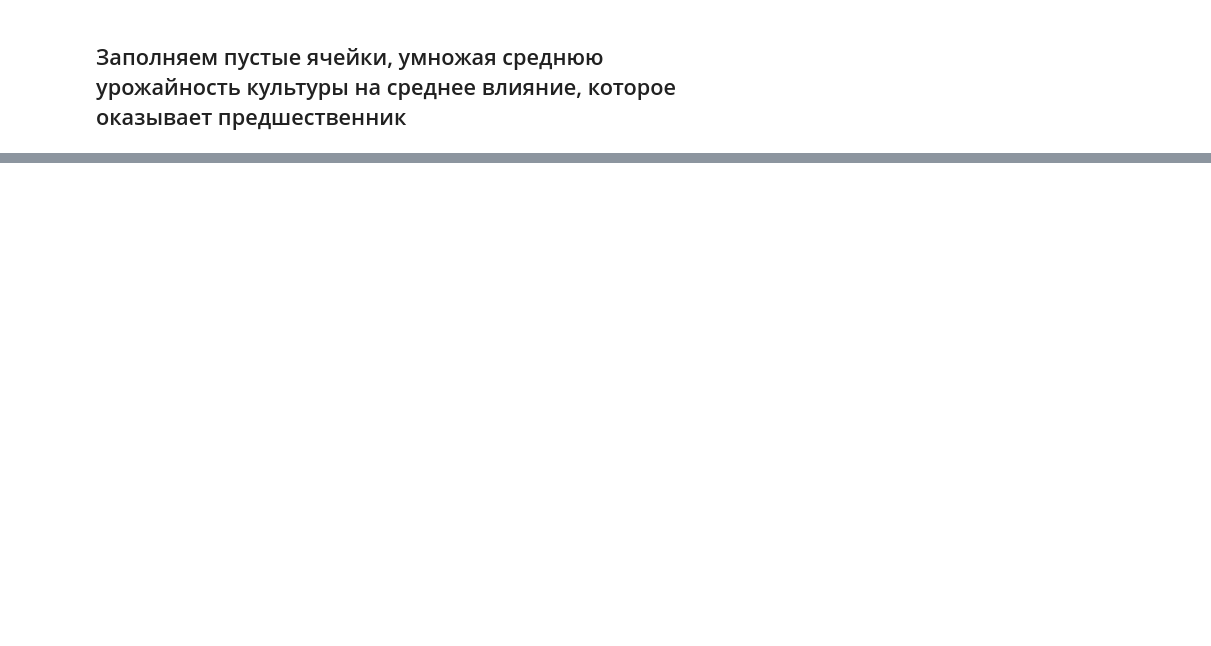
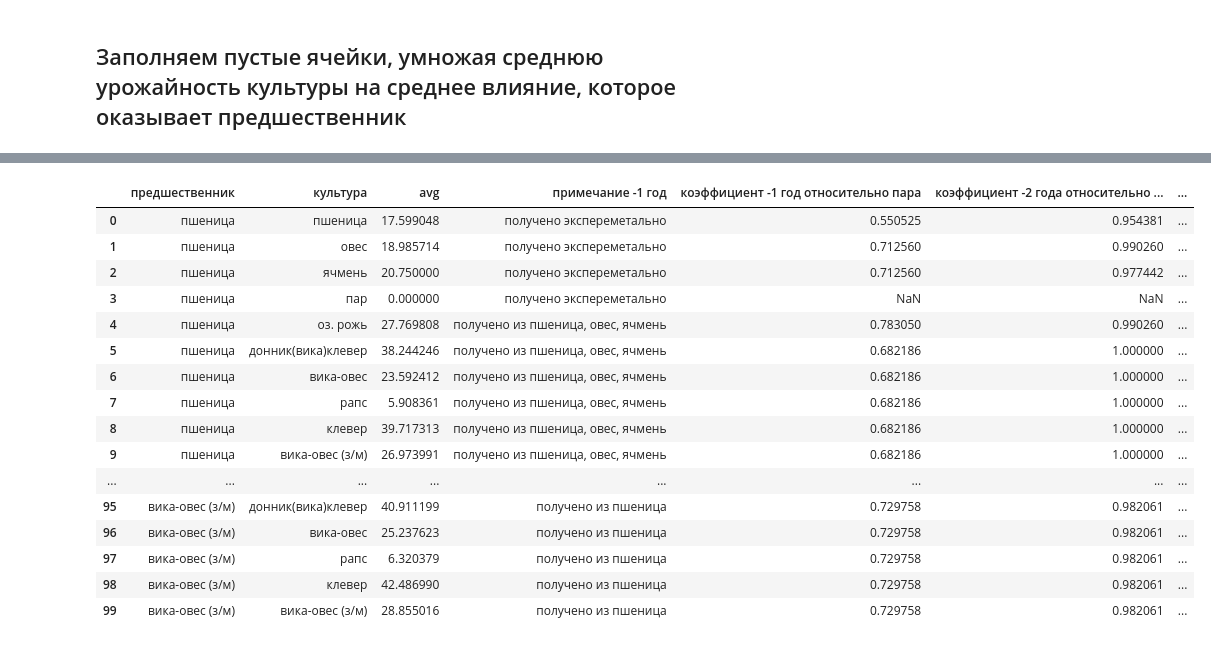
Before and after one commit to 5l1me/RotationData, a Jupyter notebook: rotation.ipynb, the cells around one changed output, grey strips where cells are left out. Saved outputs shown, nothing was run; the diff lists cells and outputs as text; code cells hidden in the pictures; blank space fills up the shorter version.

```diff
--- a/rotation.ipynb
+++ b/rotation.ipynb
@@ -104,0 +110,13 @@ tensor
+# %%
+def correct_avg(row):
+    if row['предшественник'] == 'донник(вика)клевер':
+        corect_avg = tensor['avg'][54]/tensor['avg'][34] * tensor[(tensor['предшественник']=='пар') & (tensor['культура'] == row['культура'])]['avg'].values[0]
+        return corect_avg
+    return row['avg']
+def correct_remark(row):
+    if row['предшественник'] == 'донник(вика)клевер':
+        return 'получено из влияния донник(вика)клевера и пара на оз. рожь'
+    return row['примечание -1 год']
+tensor['avg'] = tensor.apply(correct_avg, axis=1)
+tensor['примечание -1 год'] = tensor.apply(correct_remark, axis=1)
+tensor
@@ -104,0 +143,5 @@ tensor
+# %%
+avg_par = tensor[tensor['предшественник'] == 'пар'].set_index('культура')['avg']
+with np.errstate(divide='ignore', invalid='ignore'):
+    tensor['коэффициент -1 год относительно пара'] = tensor.apply(lambda row: row['avg'] / avg_par[row['культура']], axis=1)
+tensor
@@ -104,0 +168,68 @@ tensor
+# %%
+# словарь для быстрого доступа к коэффициентам
+coeff_1_year = dict(zip(zip(tensor['предшественник'], tensor['культура']), tensor['коэффициент -1 год относительно пара']))
+
+# Добавление новых столбцов в tensor
+tensor['коэффициент -2 года относительно пара'] = None
+tensor['примечание -2 года'] = None
+
+# Функция для расчета коэффициента за 2 года
+def calculate_2_year_odds(row):
+    harvest2 = []
+    for i, df_row in df.iterrows():
+        if (df_row['минус 2 года'], df_row['культура']) == (row['предшественник'], row['культура']):
+            # Рассчитываем урожай без влияния культур за 1 год
+            adjusted_crop = df_row['урожай'] / coeff_1_year[(df_row['минус 1 год'], df_row['культура'])]
+            harvest2.append(adjusted_crop)
+    avg_crop_for_par = tensor[(tensor['предшественник'] == 'пар') & (tensor['культура'] == row['культура'])]['avg'].values[0]
+    row['коэффициент -2 года относительно пара'] = sum(harvest2)/len(harvest2) / avg_crop_for_par
+    row['примечание -2 года'] = 'получено экспереметально'
+    return row
+
+def find_odds2(row):
+    if row['культура'] == 'пар':
+        row['коэффициент -2 года относительно пара'], row['примечание -2 года'] = np.NaN, 'получено экспереметально'
+        return row
+    filtered_df = df[(df['минус 2 года'] == row['предшественник']) & (df['культура'] == row['культура'])]
+    if not filtered_df.empty:
+        return calculate_2_year_odds(row)
+    else:
+        df_forbear = df[(df['минус 2 года'] == row['предшественник']) & (df['культура'] != 'пар')]
+        unique_crop = df_forbear['культура'].unique()
+        if unique_crop.size == 0:
+            return None, None
+        odds = []
+        for crop in unique_crop:
+
+            # делим урожайность crop на второй год после row['предшественник'] на коэффициент культуры предшественика в прошлом году
+            series_forbear_with_crop = df_forbear[df_forbear['культура'] == crop].set_index('минус 1 год')['урожай']/tensor[(tensor['культура'] == crop)].set_index('предшественник')['коэффициент -1 год относительно пара']
+
+            #урожайность crop в целом после пара
+            series_crop = tensor[(tensor['культура'] == crop)&(tensor['предшественник'] == 'пар')]['avg']
+
+            odds.append(series_forbear_with_crop.mean()/series_crop.mean())
+        row['коэффициент -2 года относительно пара'] = sum(odds) / len(odds)
+        row['примечание -2 года'] = f'получено из {", ".join(unique_crop)}'
+        return row
+
+
+tensor = tensor.apply(find_odds2, axis=1)
+tensor
+# %% [output]
+|  | предшественник | культура | avg | примечание -1 год | коэффициент -1 год относительно пара | коэффициент -2 года относительно ... | ... |
+| 0 | пшеница | пшеница | 17.599048 | получено экспереметально | 0.550525 | 0.954381 | ... |
+| 1 | пшеница | овес | 18.985714 | получено экспереметально | 0.712560 | 0.990260 | ... |
+| 2 | пшеница | ячмень | 20.750000 | получено экспереметально | 0.712560 | 0.977442 | ... |
+| 3 | пшеница | пар | 0.000000 | получено экспереметально | NaN | NaN | ... |
+| 4 | пшеница | оз. рожь | 27.769808 | получено из пшеница, овес, ячмень | 0.783050 | 0.990260 | ... |
+| 5 | пшеница | донник(вика)клевер | 38.244246 | получено из пшеница, овес, ячмень | 0.682186 | 1.000000 | ... |
+| 6 | пшеница | вика-овес | 23.592412 | получено из пшеница, овес, ячмень | 0.682186 | 1.000000 | ... |
+| 7 | пшеница | рапс | 5.908361 | получено из пшеница, овес, ячмень | 0.682186 | 1.000000 | ... |
+| 8 | пшеница | клевер | 39.717313 | получено из пшеница, овес, ячмень | 0.682186 | 1.000000 | ... |
+| 9 | пшеница | вика-овес (з/м) | 26.973991 | получено из пшеница, овес, ячмень | 0.682186 | 1.000000 | ... |
+| ... | ... | ... | ... | ... | ... | ... | ... |
+| 95 | вика-овес (з/м) | донник(вика)клевер | 40.911199 | получено из пшеница | 0.729758 | 0.982061 | ... |
+| 96 | вика-овес (з/м) | вика-овес | 25.237623 | получено из пшеница | 0.729758 | 0.982061 | ... |
+| 97 | вика-овес (з/м) | рапс | 6.320379 | получено из пшеница | 0.729758 | 0.982061 | ... |
+| 98 | вика-овес (з/м) | клевер | 42.486990 | получено из пшеница | 0.729758 | 0.982061 | ... |
+| 99 | вика-овес (з/м) | вика-овес (з/м) | 28.855016 | получено из пшеница | 0.729758 | 0.982061 | ... |
```
Also changed, not shown: parts of 11 cells of this notebook, 2 other files.
